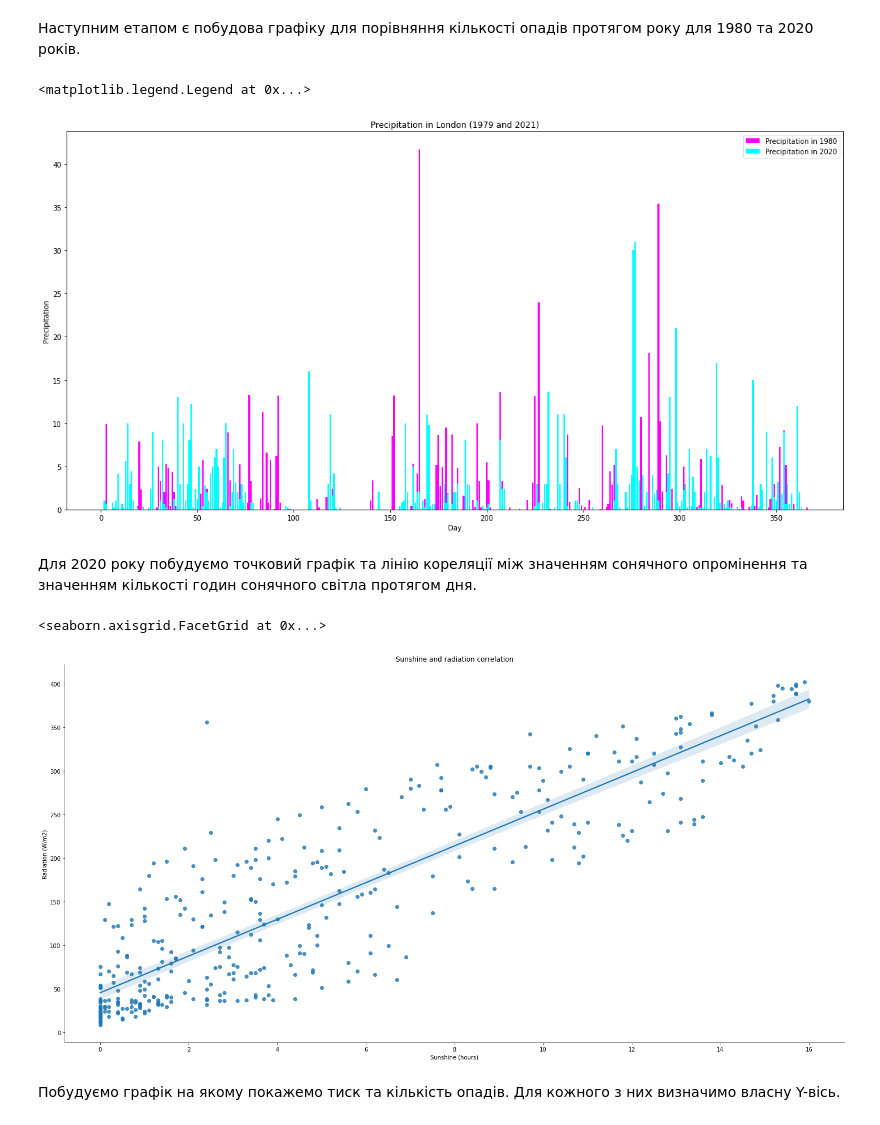
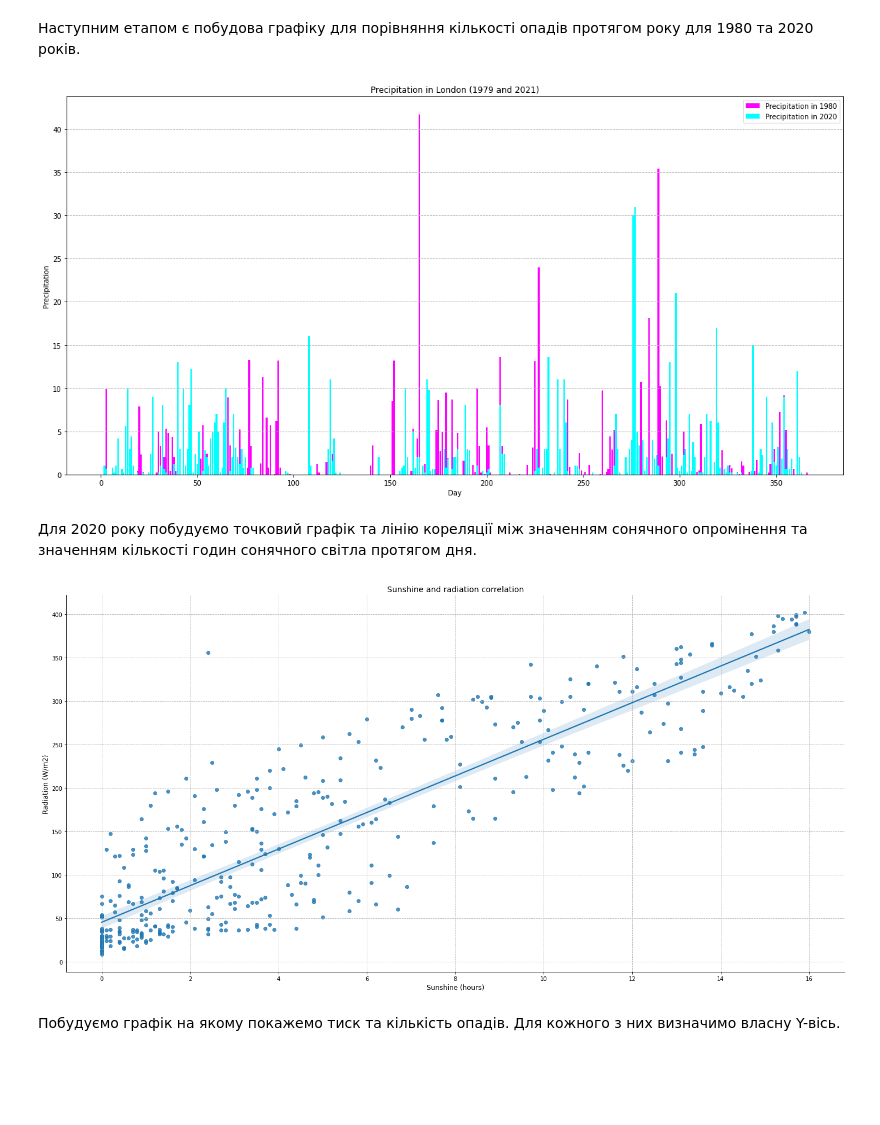
Before and after one commit to OlehStelmakh/DataScienceCourseKNU, a Jupyter notebook: Individual_task_Stelmakh.ipynb, the cells around one changed output. Drawn from its saved outputs; the diff is of its cells as text; code cells hidden in the pictures; blank space fills up the shorter version.

```diff
--- a/Individual_task_Stelmakh.ipynb
+++ b/Individual_task_Stelmakh.ipynb
@@ -201,23 +201,25 @@ ax.set_xlabel('Day')
 ax.set_ylabel('Precipitation')
 ax.set_title('Precipitation in London (1979 and 2021)')
 ax.legend()
+ax.grid(axis = 'y', linestyle = '--')
 # %% [output]
-<matplotlib.legend.Legend at 0x...>
 [figure]
 # %% [markdown]
 Для 2020 року побудуємо точковий графік та лінію кореляції між значенням сонячного опромінення та значенням кількості годин сонячного світла протягом дня.
 # %%
 data2020 = result_df.iloc[result_df.shape[0]-366:, 0:10]
 sns.lmplot(x="sunshine",
            y="global_radiation",
            data=data2020,
            height=10,
-           aspect=2/1).set(title='Sunshine and radiation correlation',
-                           xlabel='Sunshine (hours)',
-                           ylabel='Radiation (W/m2)')
+           aspect=2/1)
+
+plt.title("Sunshine and radiation correlation", fontsize=14)
+plt.xlabel("Sunshine (hours)", fontsize=12)
+plt.ylabel("Radiation (W/m2)", fontsize=12)
+plt.grid(linestyle = '--')
 # %% [output]
-<seaborn.axisgrid.FacetGrid at 0x...>
-[figure, old version]
+[figure, new version]
 # %% [markdown]
 Побудуємо графік на якому покажемо тиск та кількість опадів. Для кожного з них визначимо власну Y-вісь.
 # %%
```
Also changed, not shown: parts of 4 cells of this notebook.
